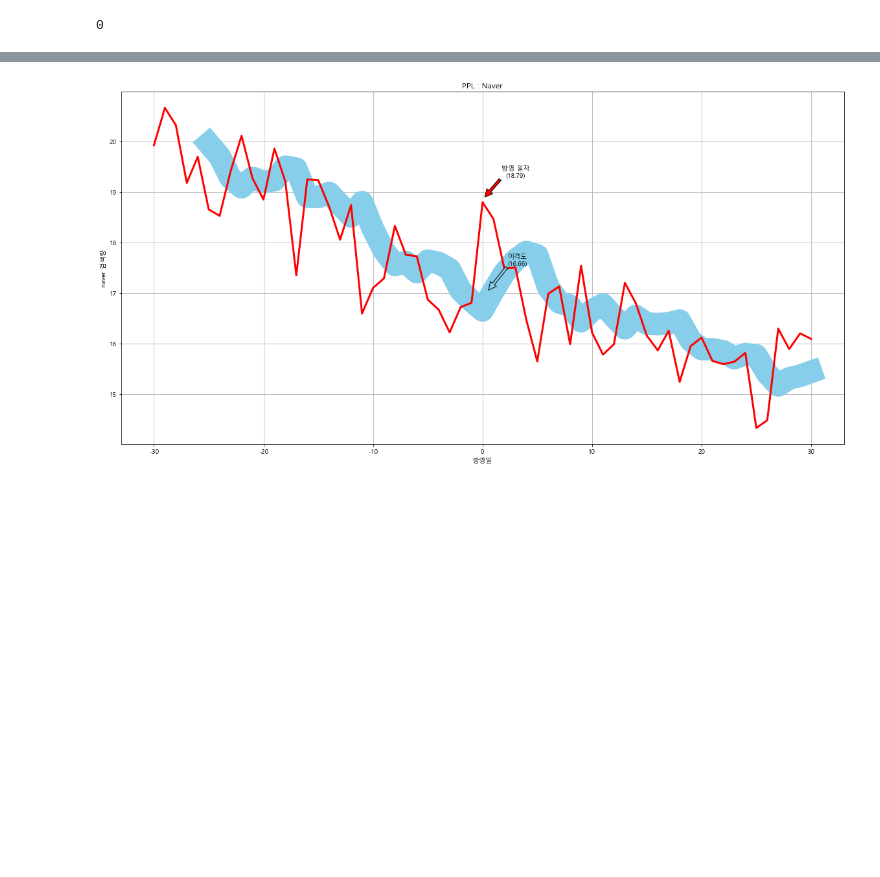
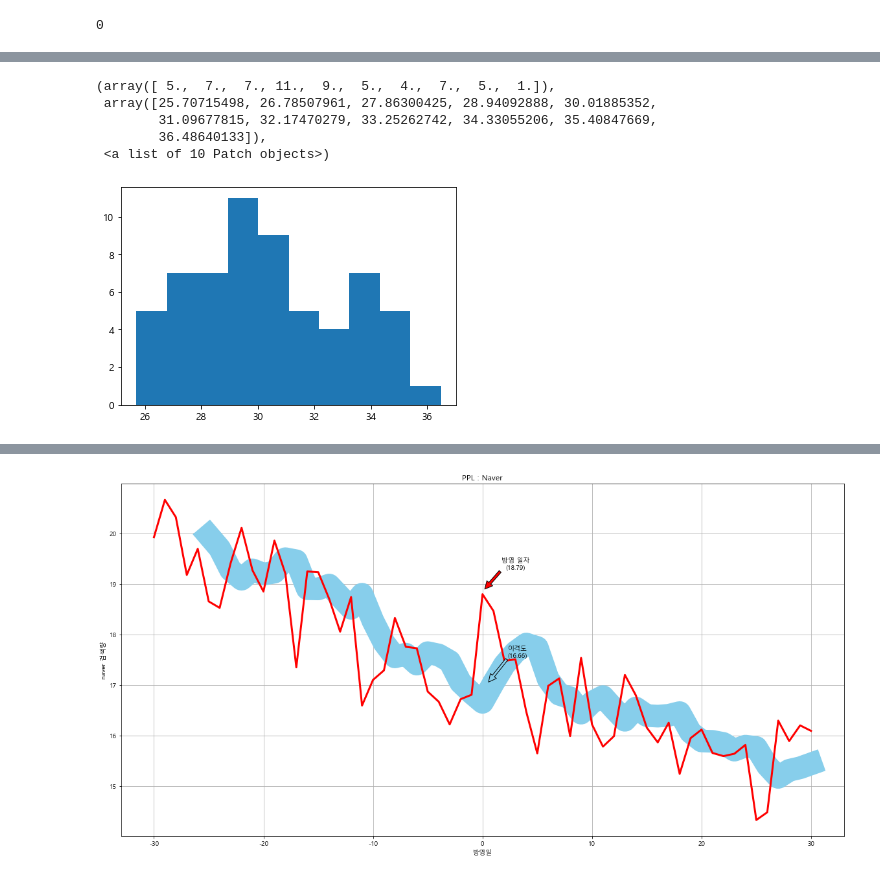
Before and after one commit to kdy7710/Bigdata_Team_Project, a Jupyter notebook: PPL프로젝트용 파일 모음/PPL_Analytics.ipynb, the cells around one changed output, grey strips where cells are left out. Saved outputs shown, nothing was run; the diff lists cells and outputs as text; code cells hidden in the pictures; blank space fills up the shorter version.

```diff
--- a/PPL프로젝트용 파일 모음/PPL_Analytics.ipynb
+++ b/PPL프로젝트용 파일 모음/PPL_Analytics.ipynb
@@ -116,0 +179,9 @@ ABC.head()
+# %%
+plt.hist(ABC['Row_mean'],histtype='bar')
+# %% [output]
+(array([ 5.,  7.,  7., 11.,  9.,  5.,  4.,  7.,  5.,  1.]),
+ array([25.70715498, 26.78507961, 27.86300425, 28.94092888, 30.01885352,
+        31.09677815, 32.17470279, 33.25262742, 34.33055206, 35.40847669,
+        36.48640133]),
+ <a list of 10 Patch objects>)
+[figure, added]
```
Also changed, not shown: parts of 23 cells of this notebook.
